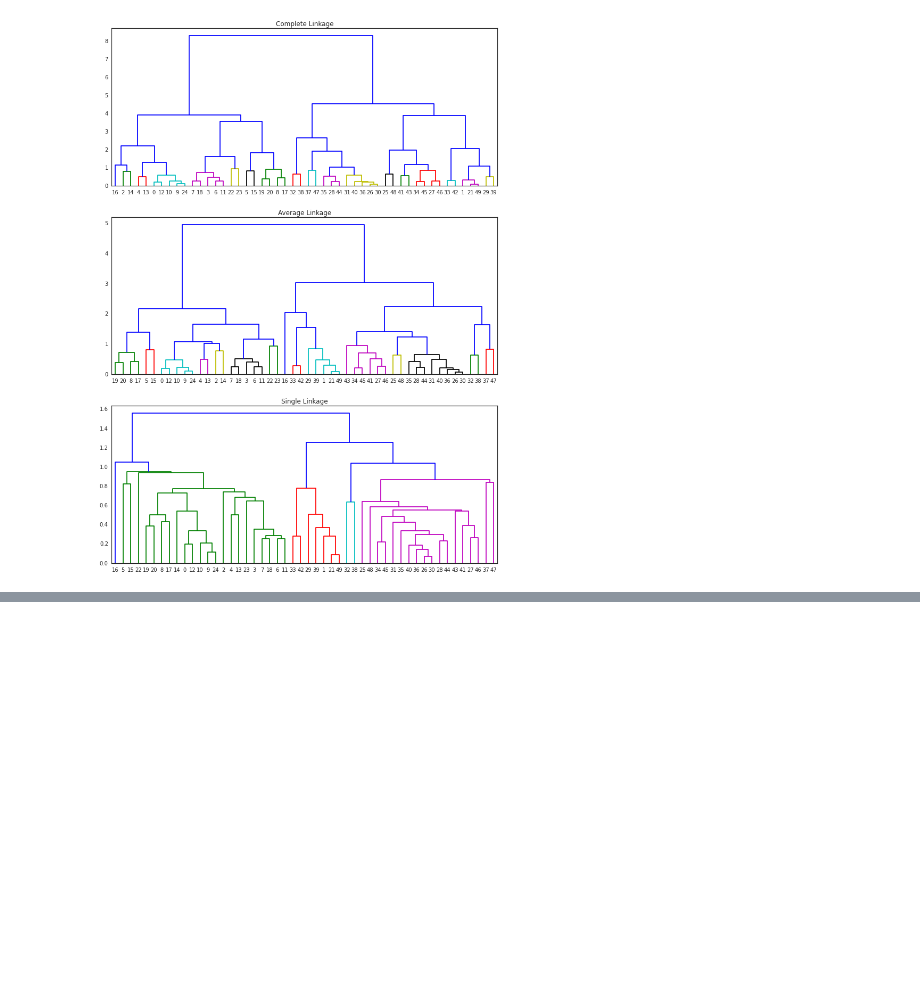
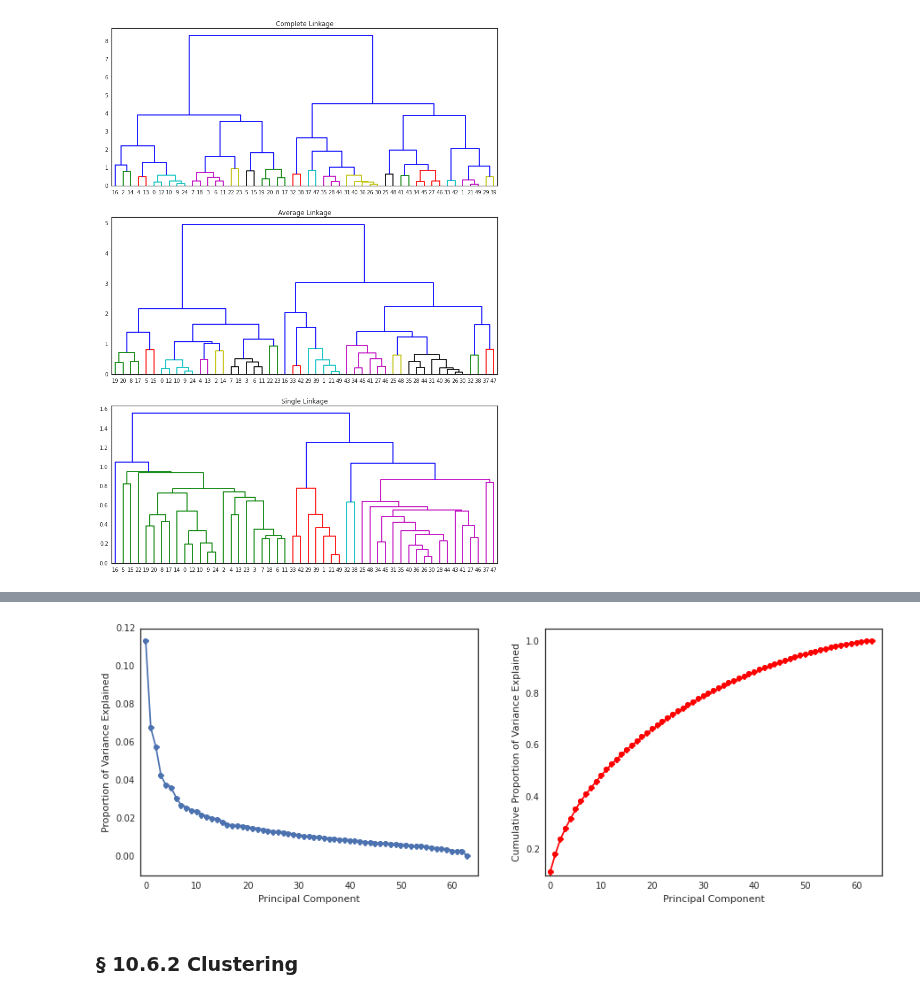
Before and after one commit to JWarmenhoven/ISLR-python, a Jupyter notebook: Chapter 10.ipynb, the cells around one changed output, grey strips where cells are left out. Saved outputs shown, nothing was run; the diff lists cells and outputs as text; code cells hidden in the pictures; blank space fills up the shorter version.

```diff
--- a/Chapter 10.ipynb
+++ b/Chapter 10.ipynb
@@ -222,12 +222,11 @@ ax2.set_title('K-Means Clustering Results with K=3')
 #### scipy
 # %%
 fig, (ax1,ax2,ax3) = plt.subplots(3,1, figsize=(13,18))
-linkage_complete = hierarchy.linkage(X, 'complete')
-linkage_average = hierarchy.linkage(X, 'average')
-linkage_single = hierarchy.linkage(X, 'single')
-cl = hierarchy.dendrogram(linkage_complete, color_threshold=1, show_leaf_counts=False, ax=ax1)
-c2 = hierarchy.dendrogram(linkage_average, color_threshold=1, show_leaf_counts=False, ax=ax2)
-c3 = hierarchy.dendrogram(linkage_single, color_threshold=1, show_leaf_counts=False, ax=ax3)
+
+for linkage, cluster, ax in zip([hierarchy.complete(X), hierarchy.average(X), hierarchy.single(X)],
+                                ['c1','c2','c3'],
+                                [ax1,ax2,ax3]):
+    cluster = hierarchy.dendrogram(linkage, color_threshold=1, show_leaf_counts=True, ax=ax)
 
 ax1.set_title('Complete Linkage')
 ax2.set_title('Average Linkage')
@@ -237,0 +241,3 @@ ax3.set_title('Single Linkage')
+# %%
+df2 = pd.read_csv('Data/NCI60_X.csv', index_col=0)
+df2.info()
@@ -237,0 +297,18 @@ ax3.set_title('Single Linkage')
+# %%
+fig , (ax1,ax2) = plt.subplots(1,2, figsize=(15,5))
+
+ax1.plot(pca2.explained_variance_ratio_, '-o')
+ax1.set_ylabel('Proportion of Variance Explained')
+ax1.set_ylim(ymin=-0.01)
+
+ax2.plot(np.cumsum(pca2.explained_variance_ratio_), '-ro')
+ax2.set_ylabel('Cumulative Proportion of Variance Explained')
+ax2.set_ylim(ymax=1.05)
+
+for ax in fig.axes:
+    ax.set_xlabel('Principal Component')
+    ax.set_xlim(-1,65)
+# %% [output]
+[figure, added]
+# %% [markdown]
+### § 10.6.2 Clustering
```
Also changed, not shown: parts of 20 cells of this notebook, 2 other files.
